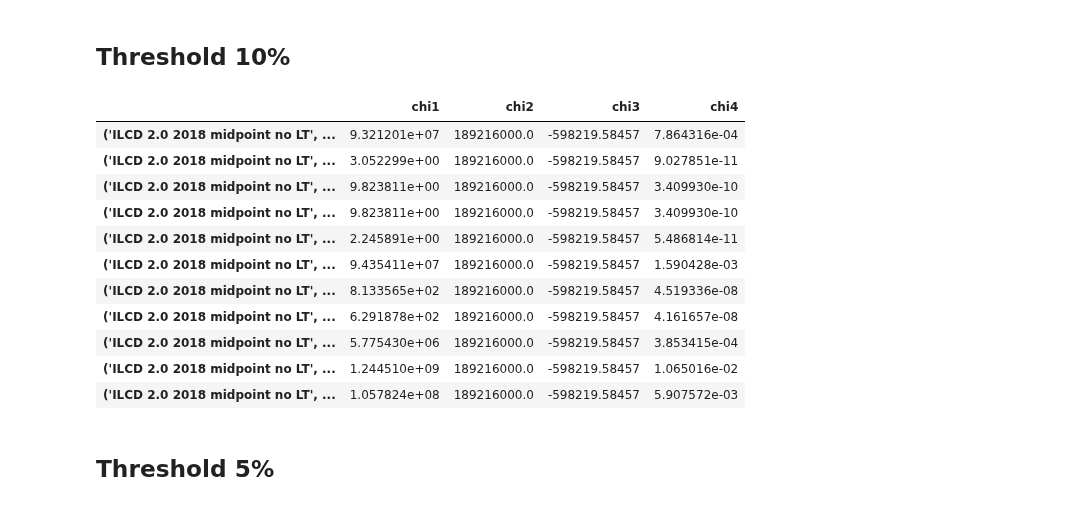
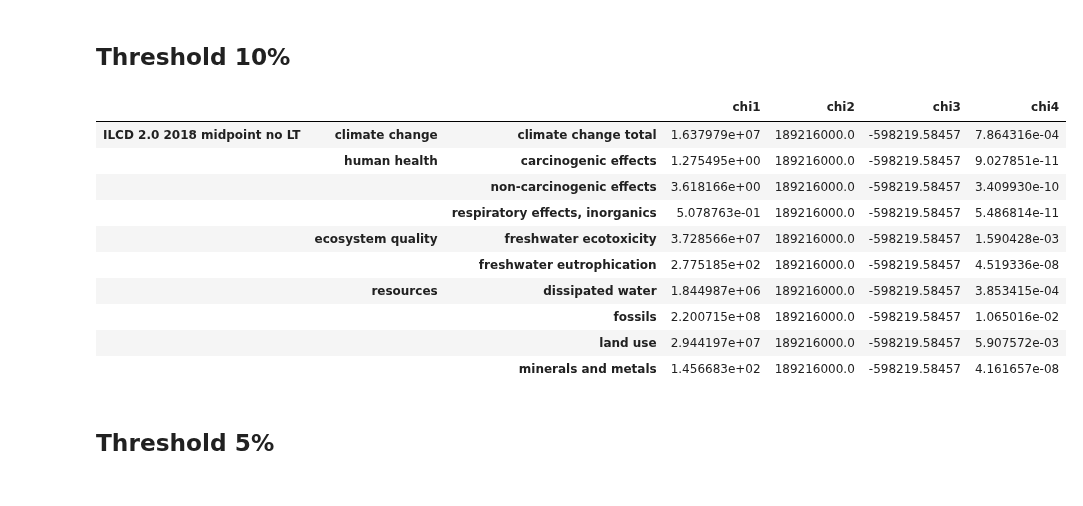
Before and after one commit to a-pau/gsa_geothermal, a Jupyter notebook: symbolic_enhanced - tresholds.ipynb, the cells around one changed output. Cells and saved outputs as stored; diff of their text form; code cells hidden in the pictures.

```diff
--- a/symbolic_enhanced - tresholds.ipynb
+++ b/symbolic_enhanced - tresholds.ipynb
@@ -148,18 +148,21 @@ $\displaystyle E_{co2} i_{6} + \frac{\frac{CP W_{Pn} i_{3}}{SR_{p}} + P_{ne} \le
 # Get parameters value
 # %%
 # Klausen
-from ege_klausen import parameters
+from ege_klausen import get_parameters
+parameters = get_parameters()
 parameters.static()
 
 # Parameters of simplified models
 D_val      = parameters["specific_diesel_consumption"]
 W_d_val      = parameters["average_depth_of_wells"]
 P_ne_val     = parameters["installed_capacity"]
-SR_p_val     = parameters["success_rate_primary_wells"]/100
+#SR_p_val     = parameters["success_rate_primary_wells"]/100
+SR_p_val     = 1
 
 # Parameters to be fixed
 LT_val     = parameters["lifetime"]
-SR_e_val   = parameters["success_rate_exploration_wells"] / 100
+#SR_e_val   = parameters["success_rate_exploration_wells"] / 100
+SR_e_val = 1
 C_S_val    = parameters["specific_steel_consumption"]
 C_C_val    = parameters["specific_cement_consumption"]
 DM_val     = parameters["specific_drilling_mud_consumption"]
@@ -178,7 +181,8 @@ E_co2_val   = 0
 # Constants
 CT_el_val  = 864
 CT_n_val   = 7/303.3
-W_en_val   = 3 * 0.3
+#W_en_val   = 3 * 0.3
+W_en_val = 0.000000000001 # This is for "no exploration" option
 OF_val     = 300
 DW_val     = 450
 
@@ -300,7 +304,7 @@ for method in ILCD:
         chi2 = collect(den, P_ne, evaluate=False)[P_ne]
         chi3 = collect(den, P_ne, evaluate=False)[1]
 
-        chi_dict_20[str(method)] = {'chi1': chi1, 'chi2': chi2,
+        chi_dict_20[method] = {'chi1': chi1, 'chi2': chi2,
                                    'chi3': chi3, 'chi4': chi4}
 # %%
 # Show example of the formula
@@ -357,22 +360,22 @@ chi_df_15
 ## Threshold 10%
 # %%
 # Select from chi_df_20 the categories that are in group1_15
-mask =[chi_df_20.index.str.contains(method) for method in group1_10]
-chi_df_10 = pd.concat([chi_df_20[m] for m in mask])
+level_2_=chi_df_20.index.get_level_values(2)
+mask=[m in group1_10 for m in level_2_ ]
+chi_df_10 = chi_df_20[mask]
 chi_df_10
 # %% [output]
-|  | chi1 | chi2 | chi3 | chi4 |
-| ('ILCD 2.0 2018 midpoint no LT', ... | 9.321201e+07 | 189216000.0 | -598219.58457 | 7.864316e-04 |
-| ('ILCD 2.0 2018 midpoint no LT', ... | 3.052299e+00 | 189216000.0 | -598219.58457 | 9.027851e-11 |
-| ('ILCD 2.0 2018 midpoint no LT', ... | 9.823811e+00 | 189216000.0 | -598219.58457 | 3.409930e-10 |
-| ('ILCD 2.0 2018 midpoint no LT', ... | 9.823811e+00 | 189216000.0 | -598219.58457 | 3.409930e-10 |
-| ('ILCD 2.0 2018 midpoint no LT', ... | 2.245891e+00 | 189216000.0 | -598219.58457 | 5.486814e-11 |
-| ('ILCD 2.0 2018 midpoint no LT', ... | 9.435411e+07 | 189216000.0 | -598219.58457 | 1.590428e-03 |
-| ('ILCD 2.0 2018 midpoint no LT', ... | 8.133565e+02 | 189216000.0 | -598219.58457 | 4.519336e-08 |
-| ('ILCD 2.0 2018 midpoint no LT', ... | 6.291878e+02 | 189216000.0 | -598219.58457 | 4.161657e-08 |
-| ('ILCD 2.0 2018 midpoint no LT', ... | 5.775430e+06 | 189216000.0 | -598219.58457 | 3.853415e-04 |
-| ('ILCD 2.0 2018 midpoint no LT', ... | 1.244510e+09 | 189216000.0 | -598219.58457 | 1.065016e-02 |
-| ('ILCD 2.0 2018 midpoint no LT', ... | 1.057824e+08 | 189216000.0 | -598219.58457 | 5.907572e-03 |
+|  |  |  | chi1 | chi2 | chi3 | chi4 |
+| ILCD 2.0 2018 midpoint no LT | climate change | climate change total | 1.637979e+07 | 189216000.0 | -598219.58457 | 7.864316e-04 |
+|  | human health | carcinogenic effects | 1.275495e+00 | 189216000.0 | -598219.58457 | 9.027851e-11 |
+|  |  | non-carcinogenic effects | 3.618166e+00 | 189216000.0 | -598219.58457 | 3.409930e-10 |
+|  |  | respiratory effects, inorganics | 5.078763e-01 | 189216000.0 | -598219.58457 | 5.486814e-11 |
+|  | ecosystem quality | freshwater ecotoxicity | 3.728566e+07 | 189216000.0 | -598219.58457 | 1.590428e-03 |
+|  |  | freshwater eutrophication | 2.775185e+02 | 189216000.0 | -598219.58457 | 4.519336e-08 |
+|  | resources | dissipated water | 1.844987e+06 | 189216000.0 | -598219.58457 | 3.853415e-04 |
+|  |  | fossils | 2.200715e+08 | 189216000.0 | -598219.58457 | 1.065016e-02 |
+|  |  | land use | 2.944197e+07 | 189216000.0 | -598219.58457 | 5.907572e-03 |
+|  |  | minerals and metals | 1.456683e+02 | 189216000.0 | -598219.58457 | 4.161657e-08 |
 # %% [markdown]
 ## Threshold 5%
 # %%
```
Also changed, not shown: parts of 30 cells of this notebook, 26 other files.
